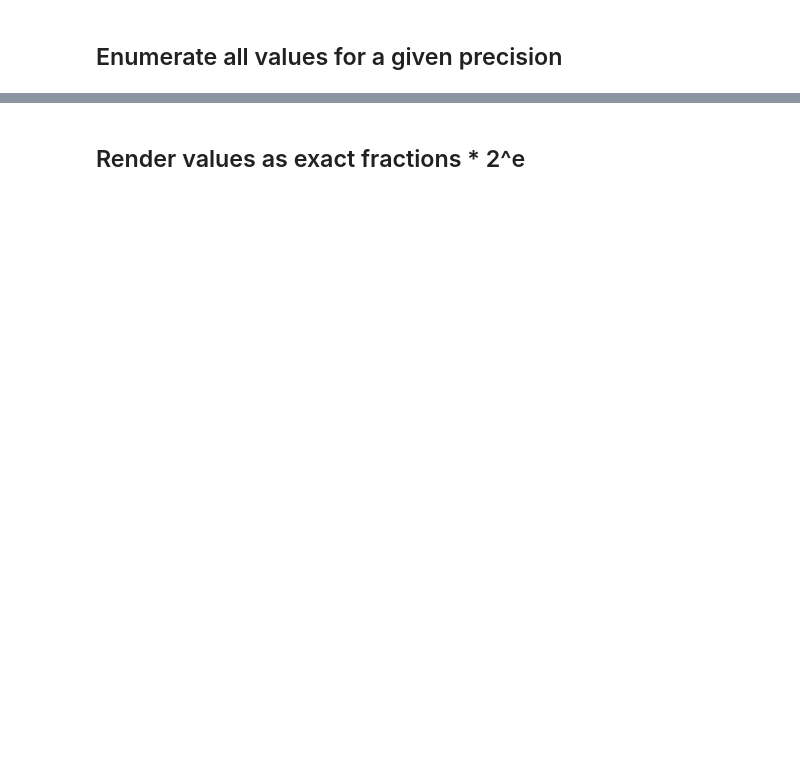
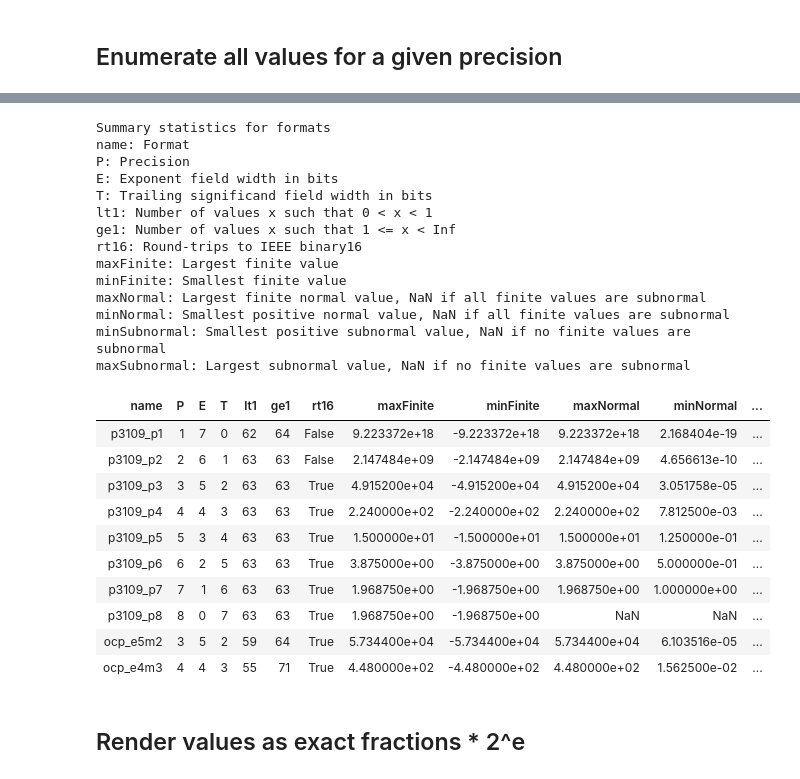
Before and after one commit to P3109/Public, a Jupyter notebook: Value Tables/make-value-tables.ipynb, the cells around one changed output, grey strips where cells are left out. Drawn from its saved outputs; the diff is of its cells as text; code cells hidden in the pictures; blank space fills up the shorter version.

```diff
--- a/Value Tables/make-value-tables.ipynb
+++ b/Value Tables/make-value-tables.ipynb
@@ -82,7 +91,10 @@ other_formats = [format_info_ocp_e5m2, format_info_ocp_e4m3]
 p3109_formats = [format_info_p3109(i) for i in range(1,9)]
 p3109_and_ocp_formats = p3109_formats + other_formats
 
-display(pandas.DataFrame(p3109_and_ocp_formats).sort_values(by='precision'))
+
+df = pandas.DataFrame(p3109_and_ocp_formats).set_index('name')
+
+display(df_left_align(df)) # .sort_values(by='precision'))
 print('precision: Number of significand bits (including implicit leading bit encoded by exponent>0)')
 print('has_nz: Has negative zero (following e.g. LLVM Float8E5M2FNUZ)')
 print('all_bits_one_full: An all-bits-one exponent corresponds to 2**(p-1) codes.',
@@ -380,7 +494,7 @@ def collect_stats(fi : FormatInfo):
 
   # Extract format information parameters
   E=fi.expBits
-  M=fi.significandBits
+  S=fi.significandBits
 
   # Compute statistics: lt1,ge1
   fval = df['fval']
@@ -393,35 +507,81 @@ def collect_stats(fi : FormatInfo):
   minFinite = finite_vals.loc[finite_vals.idxmin()]
 
   # Compute statistics: maxNormal,minNormal
   normal_vals = fval[(df['fclass'] == FloatClass.NORMAL) & (fval>0)]
   maxNormal = normal_vals.loc[normal_vals.idxmax()] if normal_vals.any() else np.nan
   minNormal = normal_vals.loc[normal_vals.idxmin()] if normal_vals.any() else np.nan
 
   # Compute statistics: minSubnormal
   pos_subnormal = fval[(df['fclass'] == FloatClass.SUBNORMAL) & (fval>0)]
   maxSubnormal = pos_subnormal.loc[pos_subnormal.idxmax()] if pos_subnormal.any() else np.nan
   minSubnormal = pos_subnormal.loc[pos_subnormal.idxmin()] if pos_subnormal.any() else np.nan
 
   # Compute roundtrips: rt16, rt32
   with np.errstate(over='ignore'):
     rt16 = (np.float64(np.float16(fval)) == np.float64(fval)) | ~np.isfinite(fval)
     rt32 = (np.float64(np.float32(fval)) == np.float64(fval)) | ~np.isfinite(fval)
 
   rt16 = rt16.all()
   rt32 = rt32.all()
   assert rt32 # If not, we should include rt32 in the table
 
   # Assemble tuple
-  return nt(name=fi.name,P=fi.precision,E=E,M=M,
+  return nt(name=fi.name,P=fi.precision,E=E,T=S,
             lt1=total_01,ge1=total_1Inf,
             rt16=rt16,
             maxFinite=maxFinite,minFinite=minFinite,
             maxNormal=maxNormal,minNormal=minNormal,
             minSubnormal=minSubnormal,maxSubnormal=maxSubnormal)
 
+legends = {
+  'name': 'Format',
+  'P': 'Precision',
+  'E': 'Exponent field width in bits',
+  'T': 'Trailing significand field width in bits',
+  'lt1':  'Number of values <code>x</code> such that <code>0 < x < 1</code>',
+  'ge1':  'Number of values <code>x</code> such that <code>1 <= x < Inf</code>',
+  'rt16':  'Round-trips to IEEE binary16',
+  'maxFinite':  'Largest finite value',
+  'minFinite':  'Smallest finite value',
+  'maxNormal':  'Largest finite normal value, NaN if all finite values are subnormal',
+  'minNormal':  'Smallest positive normal value, NaN if all finite values are subnormal',
+  'minSubnormal':  'Smallest positive subnormal value, NaN if no finite values are subnormal',
+  'maxSubnormal':  'Largest subnormal value, NaN if no finite values are subnormal'
+}
+
 stats = [collect_stats(fi) for fi in p3109_and_ocp_formats]
 df = pandas.DataFrame(stats)
-df
+HTML("""<h3> Summary statistics for formats </h3>
+<ul>""" +
+"\n".join(f'<li> {n}: {legends[n]}' for n in df.columns) + """
+</ul>
+""" + df.to_html(index=False))
+# %% [output]
+Summary statistics for formats
+name: Format
+P: Precision
+E: Exponent field width in bits
+T: Trailing significand field width in bits
+lt1: Number of values x such that 0 < x < 1
+ge1: Number of values x such that 1 <= x < Inf
+rt16: Round-trips to IEEE binary16
+maxFinite: Largest finite value
+minFinite: Smallest finite value
+maxNormal: Largest finite normal value, NaN if all finite values are subnormal
+minNormal: Smallest positive normal value, NaN if all finite values are subnormal
+minSubnormal: Smallest positive subnormal value, NaN if no finite values are subnormal
+maxSubnormal: Largest subnormal value, NaN if no finite values are subnormal
+| name | P | E | T | lt1 | ge1 | rt16 | maxFinite | minFinite | maxNormal | minNormal | ... |
+| p3109_p1 | 1 | 7 | 0 | 62 | 64 | False | 9.223372e+18 | -9.223372e+18 | 9.223372e+18 | 2.168404e-19 | ... |
+| p3109_p2 | 2 | 6 | 1 | 63 | 63 | False | 2.147484e+09 | -2.147484e+09 | 2.147484e+09 | 4.656613e-10 | ... |
+| p3109_p3 | 3 | 5 | 2 | 63 | 63 | True | 4.915200e+04 | -4.915200e+04 | 4.915200e+04 | 3.051758e-05 | ... |
+| p3109_p4 | 4 | 4 | 3 | 63 | 63 | True | 2.240000e+02 | -2.240000e+02 | 2.240000e+02 | 7.812500e-03 | ... |
+| p3109_p5 | 5 | 3 | 4 | 63 | 63 | True | 1.500000e+01 | -1.500000e+01 | 1.500000e+01 | 1.250000e-01 | ... |
+| p3109_p6 | 6 | 2 | 5 | 63 | 63 | True | 3.875000e+00 | -3.875000e+00 | 3.875000e+00 | 5.000000e-01 | ... |
+| p3109_p7 | 7 | 1 | 6 | 63 | 63 | True | 1.968750e+00 | -1.968750e+00 | 1.968750e+00 | 1.000000e+00 | ... |
+| p3109_p8 | 8 | 0 | 7 | 63 | 63 | True | 1.968750e+00 | -1.968750e+00 | NaN | NaN | ... |
+| ocp_e5m2 | 3 | 5 | 2 | 59 | 64 | True | 5.734400e+04 | -5.734400e+04 | 5.734400e+04 | 6.103516e-05 | ... |
+| ocp_e4m3 | 4 | 4 | 3 | 55 | 71 | True | 4.480000e+02 | -4.480000e+02 | 4.480000e+02 | 1.562500e-02 | ... |
 # %% [markdown]
 ## Render values as exact fractions * 2^e
 # %%
```
Also changed, not shown: parts of 26 cells of this notebook.
